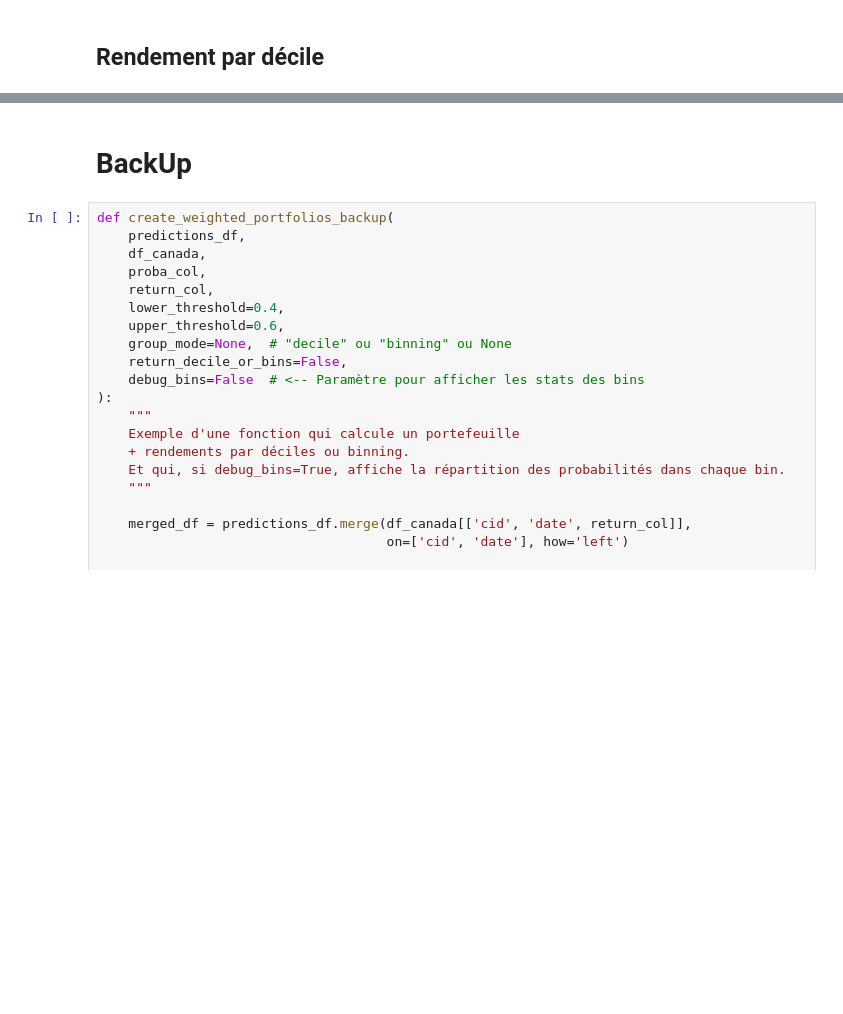
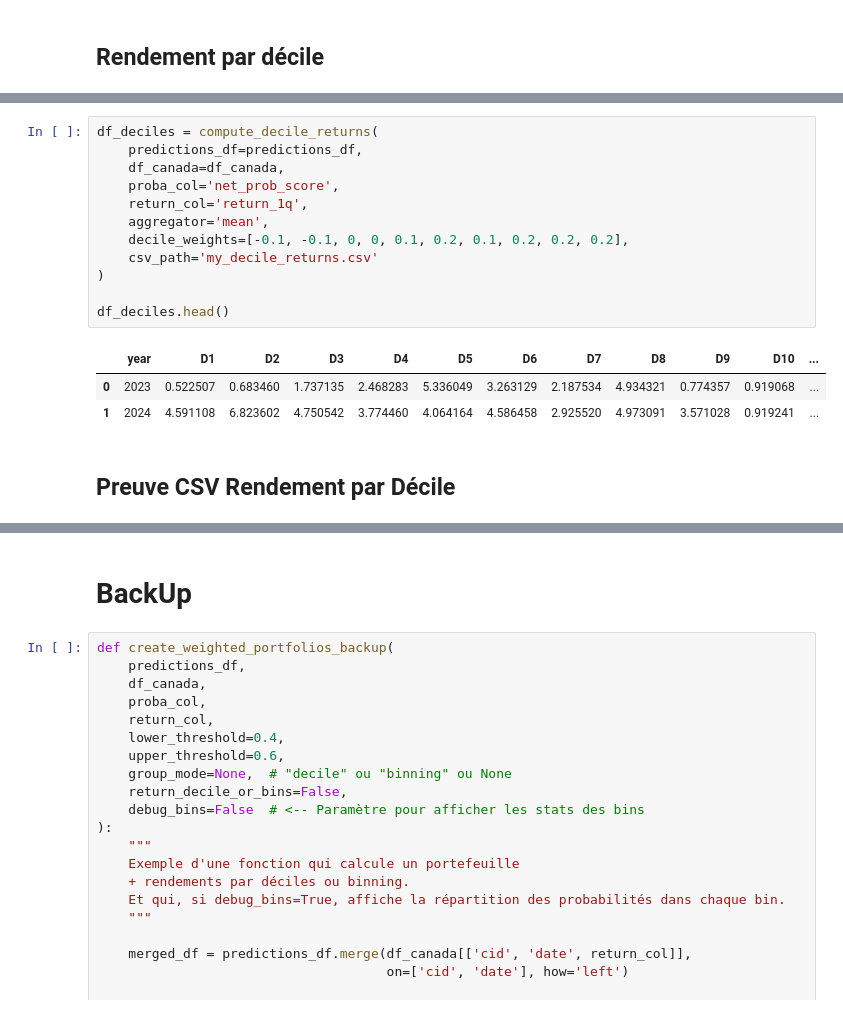
Before and after one commit to DominicPrenovost/AutoML-Practice, a Jupyter notebook: Target Net Income copy.ipynb, the cells around one changed output, grey strips where cells are left out. Cells and saved outputs as stored; diff of their text form; blank space fills up the shorter version.

```diff
--- a/Target Net Income copy.ipynb
+++ b/Target Net Income copy.ipynb
@@ -522,0 +689,18 @@ returns_net_income
+# %%
+df_deciles = compute_decile_returns(
+    predictions_df=predictions_df,
+    df_canada=df_canada,
+    proba_col='net_prob_score',
+    return_col='return_1q',
+    aggregator='mean',
+    decile_weights=[-0.1, -0.1, 0, 0, 0.1, 0.2, 0.1, 0.2, 0.2, 0.2],
+    csv_path='my_decile_returns.csv'
+)
+
+df_deciles.head()
+# %% [output]
+|  | year | D1 | D2 | D3 | D4 | D5 | D6 | D7 | D8 | D9 | D10 | ... |
+| 0 | 2023 | 0.522507 | 0.683460 | 1.737135 | 2.468283 | 5.336049 | 3.263129 | 2.187534 | 4.934321 | 0.774357 | 0.919068 | ... |
+| 1 | 2024 | 4.591108 | 6.823602 | 4.750542 | 3.774460 | 4.064164 | 4.586458 | 2.925520 | 4.973091 | 3.571028 | 0.919241 | ... |
+# %% [markdown]
+## Preuve CSV Rendement par Décile
```
Also changed, not shown: parts of 7 cells of this notebook, 4 other files.
